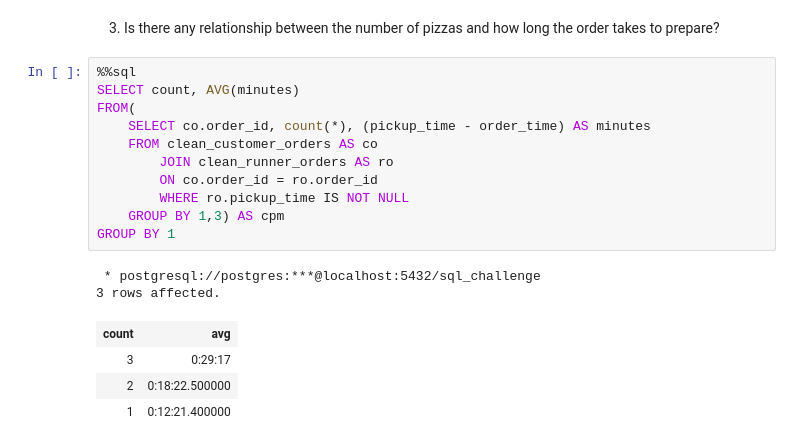
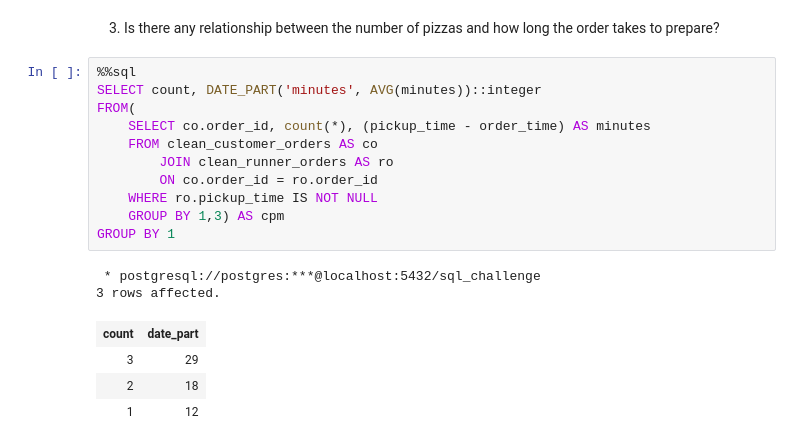
Before and after one commit to joshuaati/8_weeks_sql_challenge, a Jupyter notebook: week 2/01.ipynb, the cells around one changed output. Cells and saved outputs as stored; diff of their text form.

```diff
--- a/week 2/01.ipynb
+++ b/week 2/01.ipynb
@@ -349,19 +349,19 @@ There is an average of 18 minutes between order time and pickup time
 3. Is there any relationship between the number of pizzas and how long the order takes to prepare?
 # %%
 %%sql
-SELECT count, AVG(minutes)
+SELECT count, DATE_PART('minutes', AVG(minutes))::integer
 FROM(
     SELECT co.order_id, count(*), (pickup_time - order_time) AS minutes
     FROM clean_customer_orders AS co
         JOIN clean_runner_orders AS ro
         ON co.order_id = ro.order_id
-        WHERE ro.pickup_time IS NOT NULL
+    WHERE ro.pickup_time IS NOT NULL
     GROUP BY 1,3) AS cpm
 GROUP BY 1
 # %% [output]
  * postgresql://postgres:***@localhost:5432/sql_challenge
 3 rows affected.
-| count | avg |
-| 3 | 0:29:17 |
-| 2 | 0:18:22.500000 |
-| 1 | 0:12:21.400000 |
+| count | date_part |
+| 3 | 29 |
+| 2 | 18 |
+| 1 | 12 |
```
Also changed, not shown: parts of 31 cells of this notebook.
